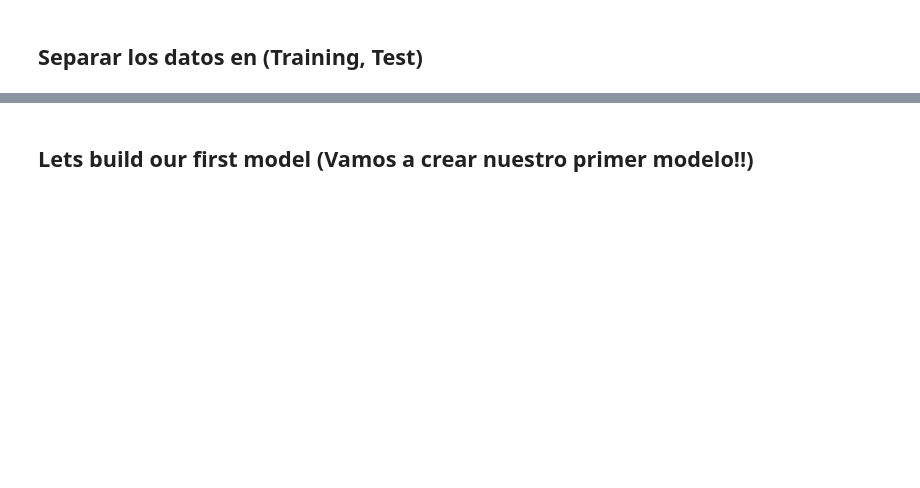
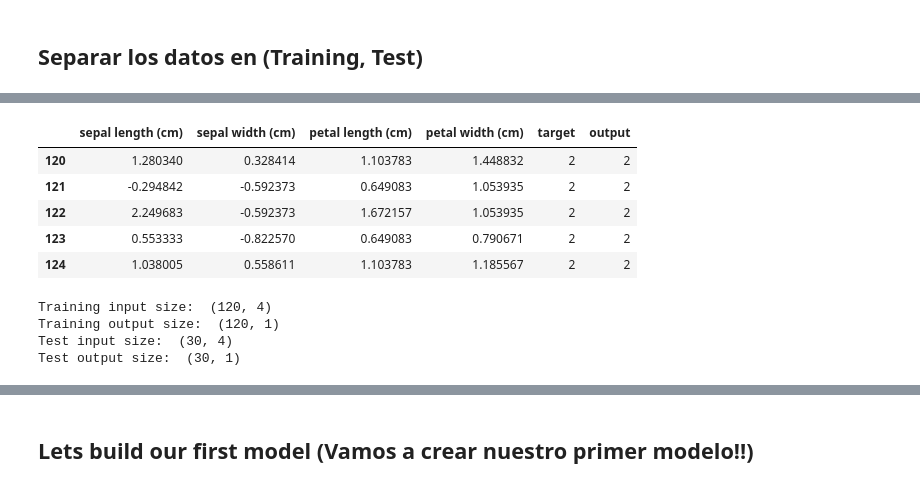
Before and after one commit to jesuspereyrad/DataScience-Notebooks, a Jupyter notebook: Taller.ipynb, the cells around one changed output, grey strips where cells are left out. Saved outputs shown, nothing was run; the diff lists cells and outputs as text; code cells hidden in the pictures; blank space fills up the shorter version.

```diff
--- a/Taller.ipynb
+++ b/Taller.ipynb
@@ -67,0 +282,11 @@ import matplotlib.pyplot as plt
+# %%
+test = df[120:150]
+# %%
+test.head()
+# %% [output]
+|  | sepal length (cm) | sepal width (cm) | petal length (cm) | petal width (cm) | target | output |
+| 120 | 1.280340 | 0.328414 | 1.103783 | 1.448832 | 2 | 2 |
+| 121 | -0.294842 | -0.592373 | 0.649083 | 1.053935 | 2 | 2 |
+| 122 | 2.249683 | -0.592373 | 1.672157 | 1.053935 | 2 | 2 |
+| 123 | 0.553333 | -0.822570 | 0.649083 | 0.790671 | 2 | 2 |
+| 124 | 1.038005 | 0.558611 | 1.103783 | 1.185567 | 2 | 2 |
@@ -67,0 +298,7 @@ import matplotlib.pyplot as plt
+# %%
+print("Training input size: ", X_train.shape, "\nTraining output size: ", y_train.shape, "\nTest input size: ", X_test.shape, "\nTest output size: ", y_test.shape)
+# %% [output]
+Training input size:  (120, 4)
+Training output size:  (120, 1)
+Test input size:  (30, 4)
+Test output size:  (30, 1)
```
Also changed, not shown: parts of 52 cells of this notebook.
